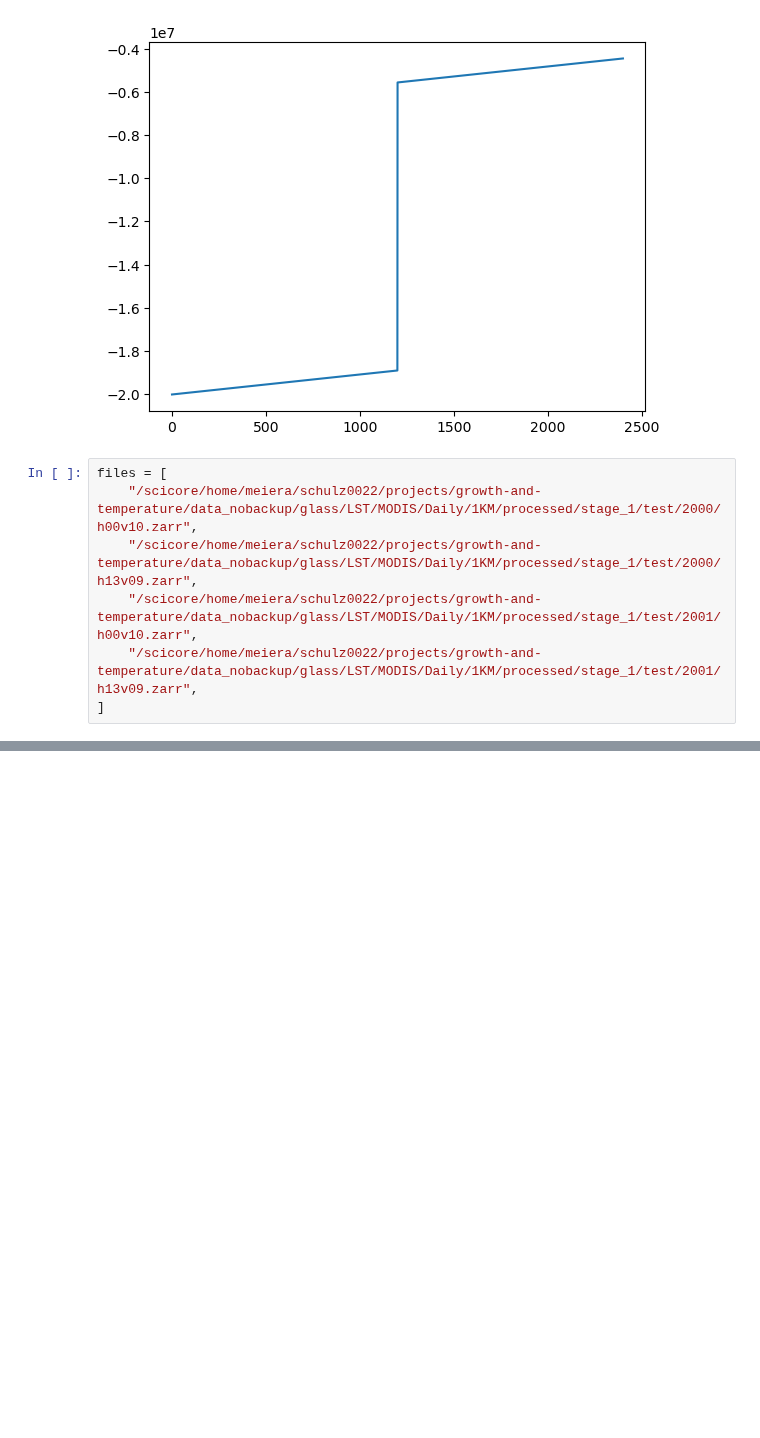
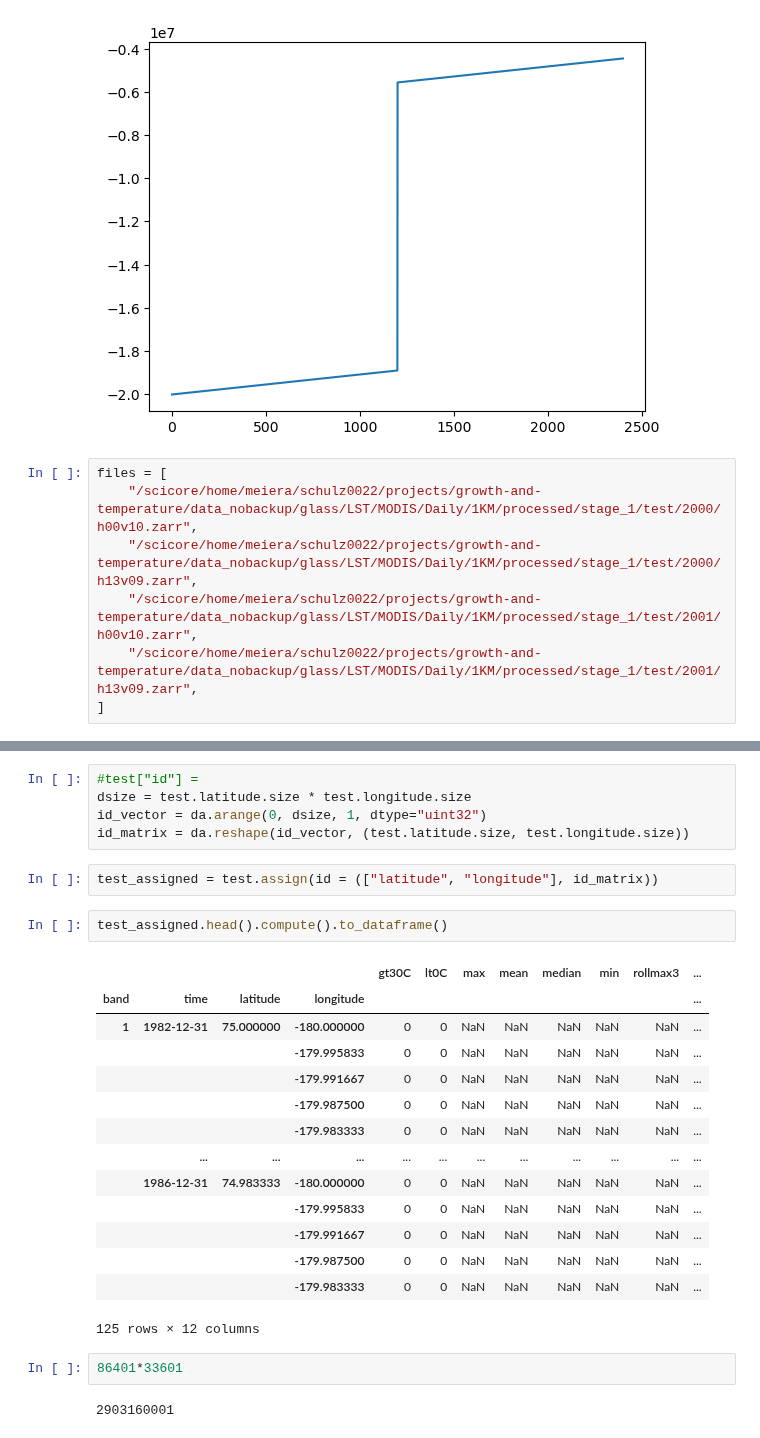
Before and after one commit to felixschulz385/growth-and-temperature, a Jupyter notebook: gnt/experiments/grid.ipynb, the cells around one changed output, grey strips where cells are left out. Cells and saved outputs as stored; diff of their text form; blank space fills up the shorter version.

```diff
--- a/gnt/experiments/grid.ipynb
+++ b/gnt/experiments/grid.ipynb
@@ -1143,0 +1236,28 @@ test_3.isel(time = 0, band = 0)["max"].plot.imshow()
+# %%
+#test["id"] =
+dsize = test.latitude.size * test.longitude.size
+id_vector = da.arange(0, dsize, 1, dtype="uint32")
+id_matrix = da.reshape(id_vector, (test.latitude.size, test.longitude.size))
+# %%
+test_assigned = test.assign(id = (["latitude", "longitude"], id_matrix))
+# %%
+test_assigned.head().compute().to_dataframe()
+# %% [output]
+|  |  |  |  | gt30C | lt0C | max | mean | median | min | rollmax3 | ... |
+| band | time | latitude | longitude |  |  |  |  |  |  |  | ... |
+| 1 | 1982-12-31 | 75.000000 | -180.000000 | 0 | 0 | NaN | NaN | NaN | NaN | NaN | ... |
+|  |  |  | -179.995833 | 0 | 0 | NaN | NaN | NaN | NaN | NaN | ... |
+|  |  |  | -179.991667 | 0 | 0 | NaN | NaN | NaN | NaN | NaN | ... |
+|  |  |  | -179.987500 | 0 | 0 | NaN | NaN | NaN | NaN | NaN | ... |
+|  |  |  | -179.983333 | 0 | 0 | NaN | NaN | NaN | NaN | NaN | ... |
+|  | ... | ... | ... | ... | ... | ... | ... | ... | ... | ... | ... |
+|  | 1986-12-31 | 74.983333 | -180.000000 | 0 | 0 | NaN | NaN | NaN | NaN | NaN | ... |
+|  |  |  | -179.995833 | 0 | 0 | NaN | NaN | NaN | NaN | NaN | ... |
+|  |  |  | -179.991667 | 0 | 0 | NaN | NaN | NaN | NaN | NaN | ... |
+|  |  |  | -179.987500 | 0 | 0 | NaN | NaN | NaN | NaN | NaN | ... |
+|  |  |  | -179.983333 | 0 | 0 | NaN | NaN | NaN | NaN | NaN | ... |
+125 rows × 12 columns
+# %%
+86401*33601
+# %% [output]
+2903160001
```
Also changed, not shown: parts of 20 cells of this notebook, 1 other file.
